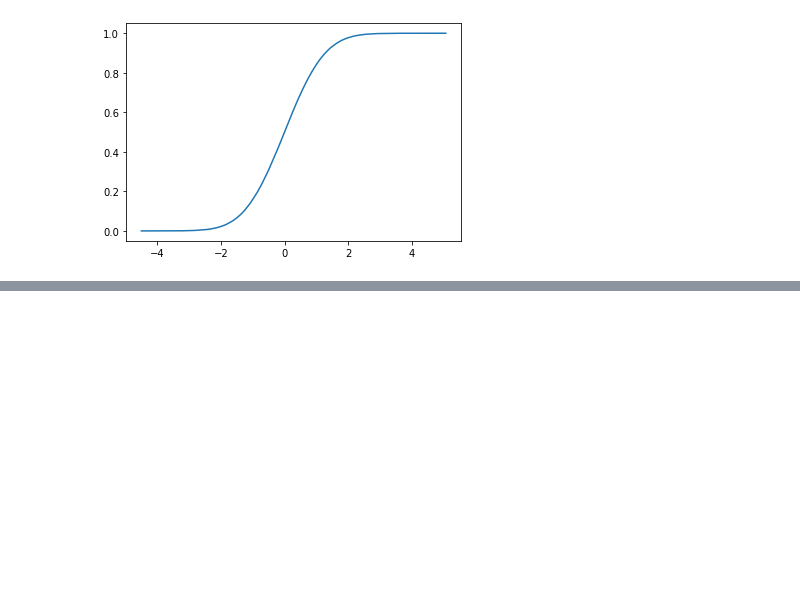
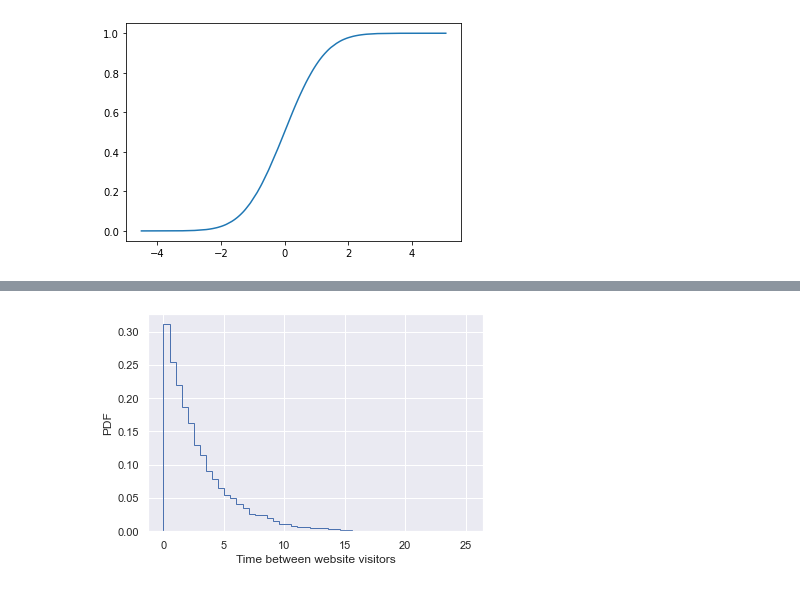
Before and after one commit to rmarinplana/personalProjects, a Jupyter notebook: EDA/statistical_thinking.ipynb, the cells around one changed output, grey strips where cells are left out. Saved outputs shown, nothing was run; the diff lists cells and outputs as text; code cells hidden in the pictures; blank space fills up the shorter version.

```diff
--- a/EDA/statistical_thinking.ipynb
+++ b/EDA/statistical_thinking.ipynb
@@ -139,0 +198,9 @@ plt.show()
+# %%
+exponential_sample = np.random.exponential(3, 10000)
+plt.hist(exponential_sample, bins=50, density=True, histtype="step")
+plt.xlabel('Time between website visitors')
+plt.ylabel('PDF')
+plt.show()
+# p at t0 is largest because p at t1 includes not arriving at t0 plus arriving at t01!
+# %% [output]
+[figure, added]
```
Also changed, not shown: parts of 24 cells of this notebook.
